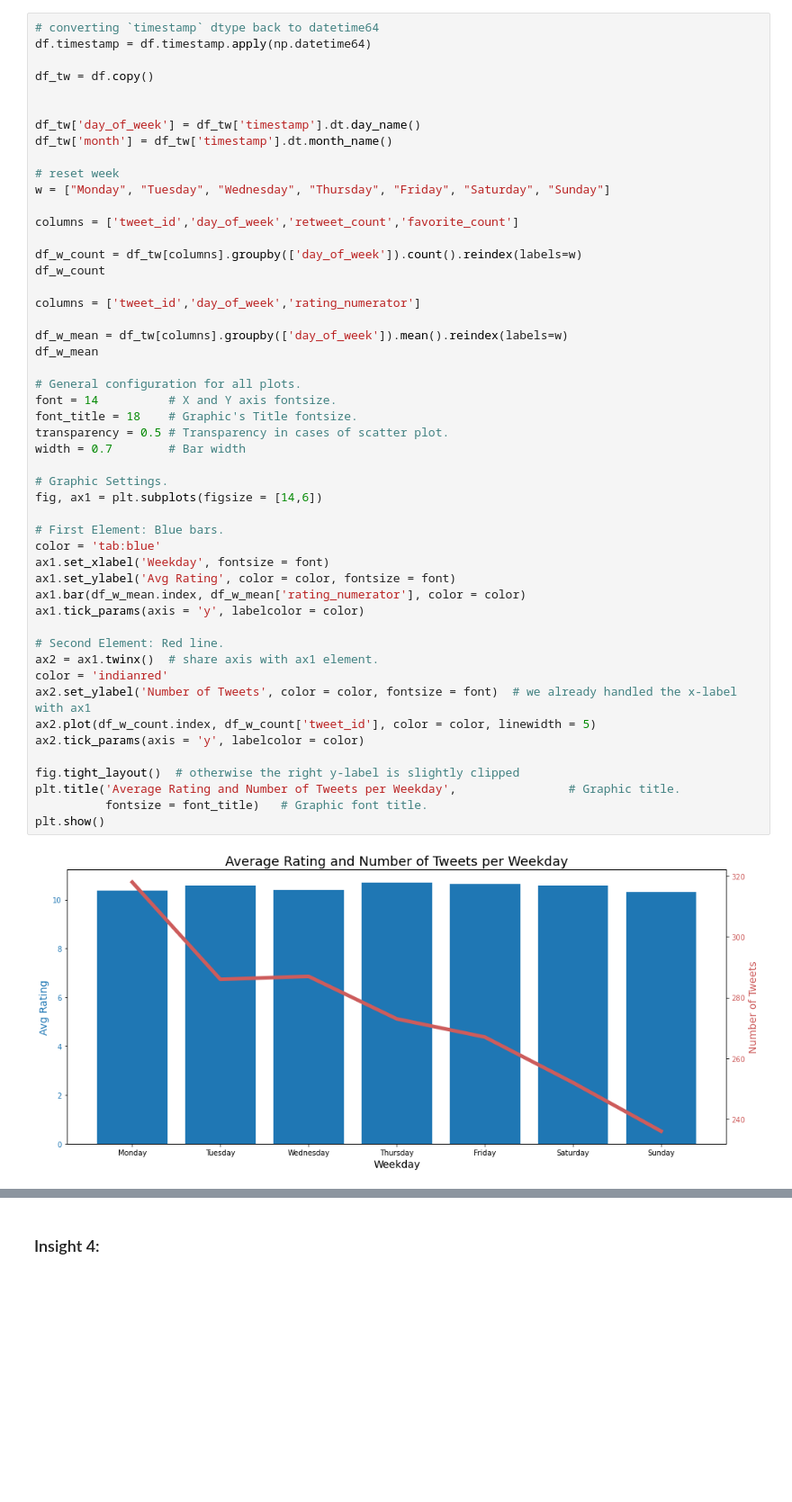
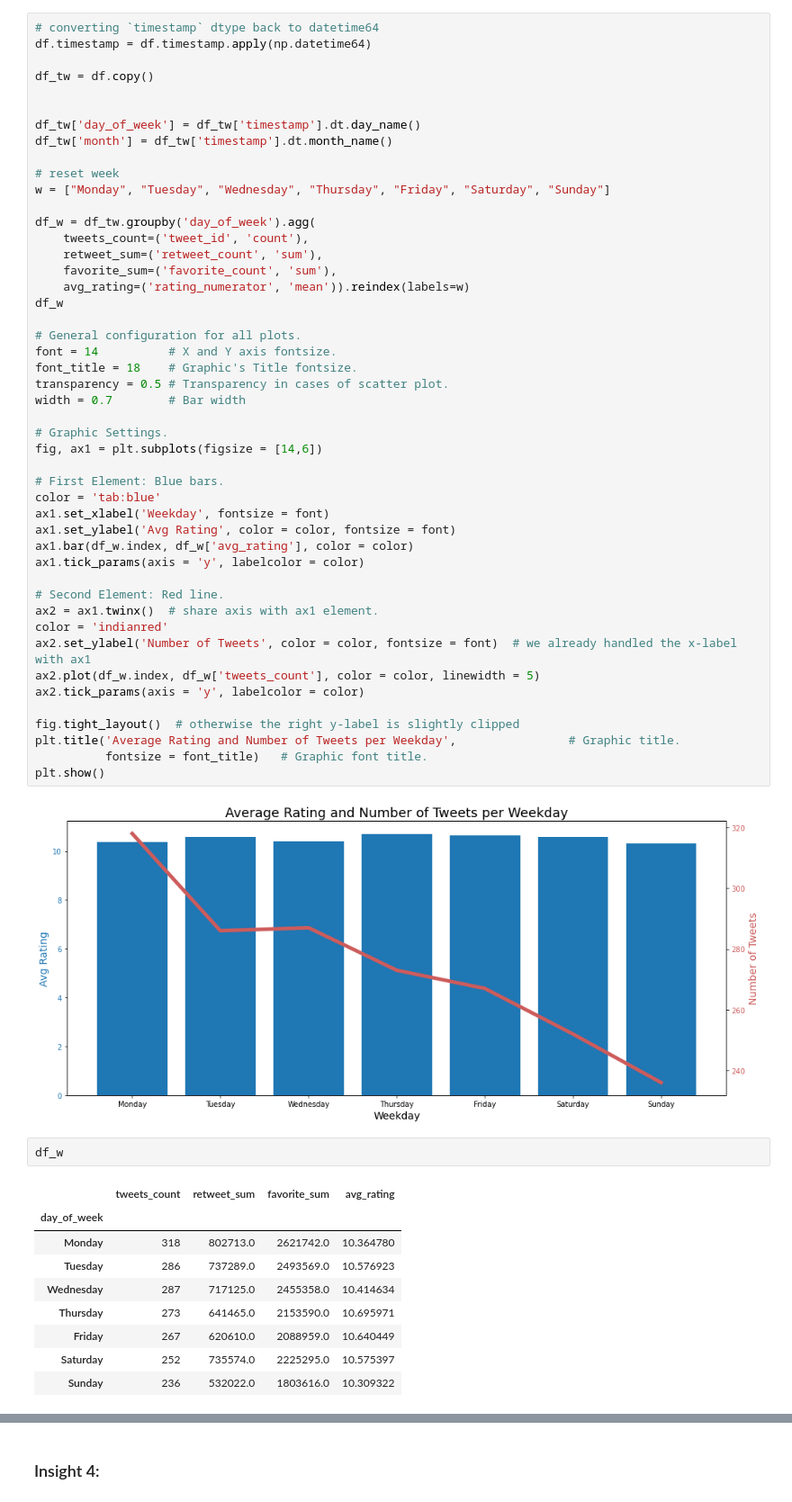
Before and after one commit to hedejan/Wrangle-and-Analyze-Data, a Jupyter notebook: act_report.ipynb, the cells around one changed output, grey strips where cells are left out. Shown at 90% size. Drawn from its saved outputs; the diff is of its cells as text; blank space fills up the shorter version.

```diff
--- a/act_report.ipynb
+++ b/act_report.ipynb
@@ -102,15 +102,12 @@ df_tw['month'] = df_tw['timestamp'].dt.month_name()
 # reset week
 w = ["Monday", "Tuesday", "Wednesday", "Thursday", "Friday", "Saturday", "Sunday"]
 
-columns = ['tweet_id','day_of_week','retweet_count','favorite_count']
-
-df_w_count = df_tw[columns].groupby(['day_of_week']).count().reindex(labels=w)
-df_w_count
-
-columns = ['tweet_id','day_of_week','rating_numerator']
-
-df_w_mean = df_tw[columns].groupby(['day_of_week']).mean().reindex(labels=w)
-df_w_mean
+df_w = df_tw.groupby('day_of_week').agg(
+    tweets_count=('tweet_id', 'count'),
+    retweet_sum=('retweet_count', 'sum'),
+    favorite_sum=('favorite_count', 'sum'),
+    avg_rating=('rating_numerator', 'mean')).reindex(labels=w)
+df_w
 
 # General configuration for all plots.
 font = 14          # X and Y axis fontsize.
@@ -125,14 +122,14 @@ fig, ax1 = plt.subplots(figsize = [14,6])
 color = 'tab:blue'
 ax1.set_xlabel('Weekday', fontsize = font)
 ax1.set_ylabel('Avg Rating', color = color, fontsize = font)
-ax1.bar(df_w_mean.index, df_w_mean['rating_numerator'], color = color)
+ax1.bar(df_w.index, df_w['avg_rating'], color = color)
 ax1.tick_params(axis = 'y', labelcolor = color)
 
 # Second Element: Red line.
 ax2 = ax1.twinx()  # share axis with ax1 element.
 color = 'indianred'
 ax2.set_ylabel('Number of Tweets', color = color, fontsize = font)  # we already handled the x-label with ax1
-ax2.plot(df_w_count.index, df_w_count['tweet_id'], color = color, linewidth = 5)
+ax2.plot(df_w.index, df_w['tweets_count'], color = color, linewidth = 5)
 ax2.tick_params(axis = 'y', labelcolor = color)
 
 fig.tight_layout()  # otherwise the right y-label is slightly clipped
@@ -141,3 +138,15 @@ plt.title('Average Rating and Number of Tweets per Weekday',                # Gr
 plt.show()
 # %% [output]
 [figure]
+# %%
+df_w
+# %% [output]
+|  | tweets_count | retweet_sum | favorite_sum | avg_rating |
+| day_of_week |  |  |  |  |
+| Monday | 318 | 802713.0 | 2621742.0 | 10.364780 |
+| Tuesday | 286 | 737289.0 | 2493569.0 | 10.576923 |
+| Wednesday | 287 | 717125.0 | 2455358.0 | 10.414634 |
+| Thursday | 273 | 641465.0 | 2153590.0 | 10.695971 |
+| Friday | 267 | 620610.0 | 2088959.0 | 10.640449 |
+| Saturday | 252 | 735574.0 | 2225295.0 | 10.575397 |
+| Sunday | 236 | 532022.0 | 1803616.0 | 10.309322 |
```
Also changed, not shown: parts of 7 cells of this notebook, 2 other files.
